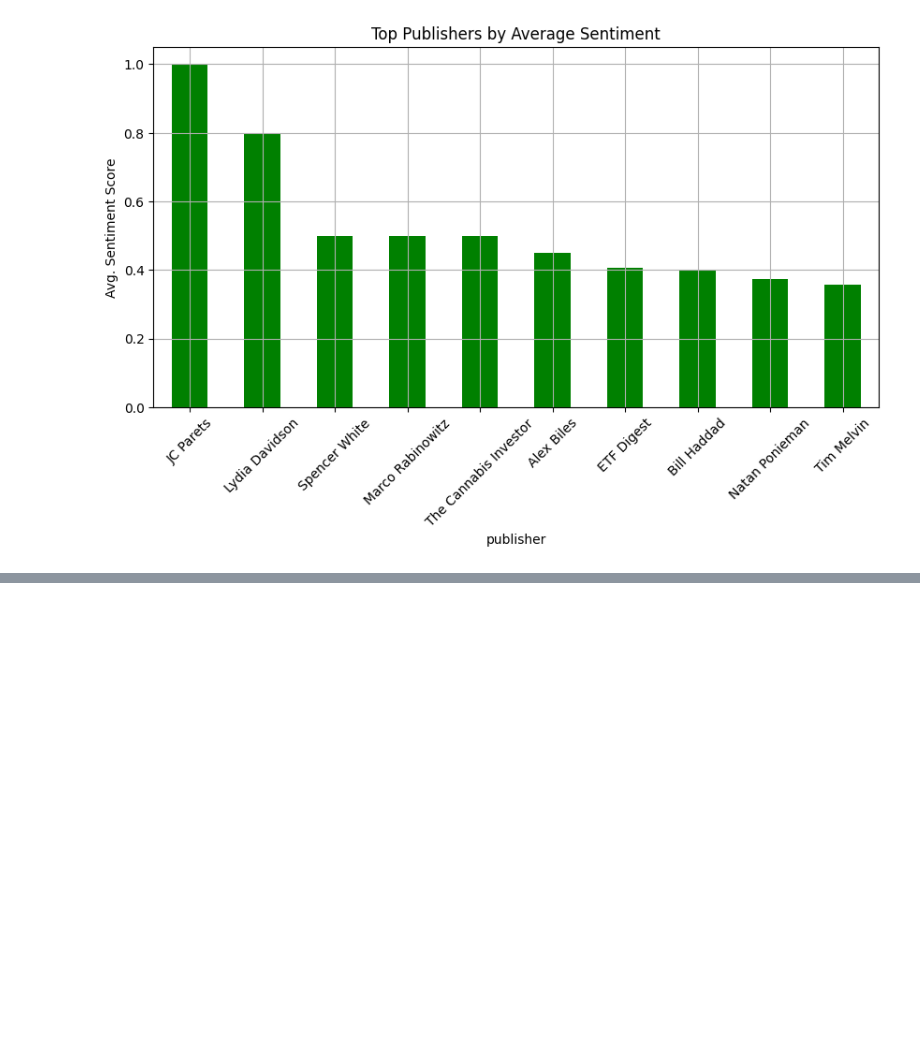
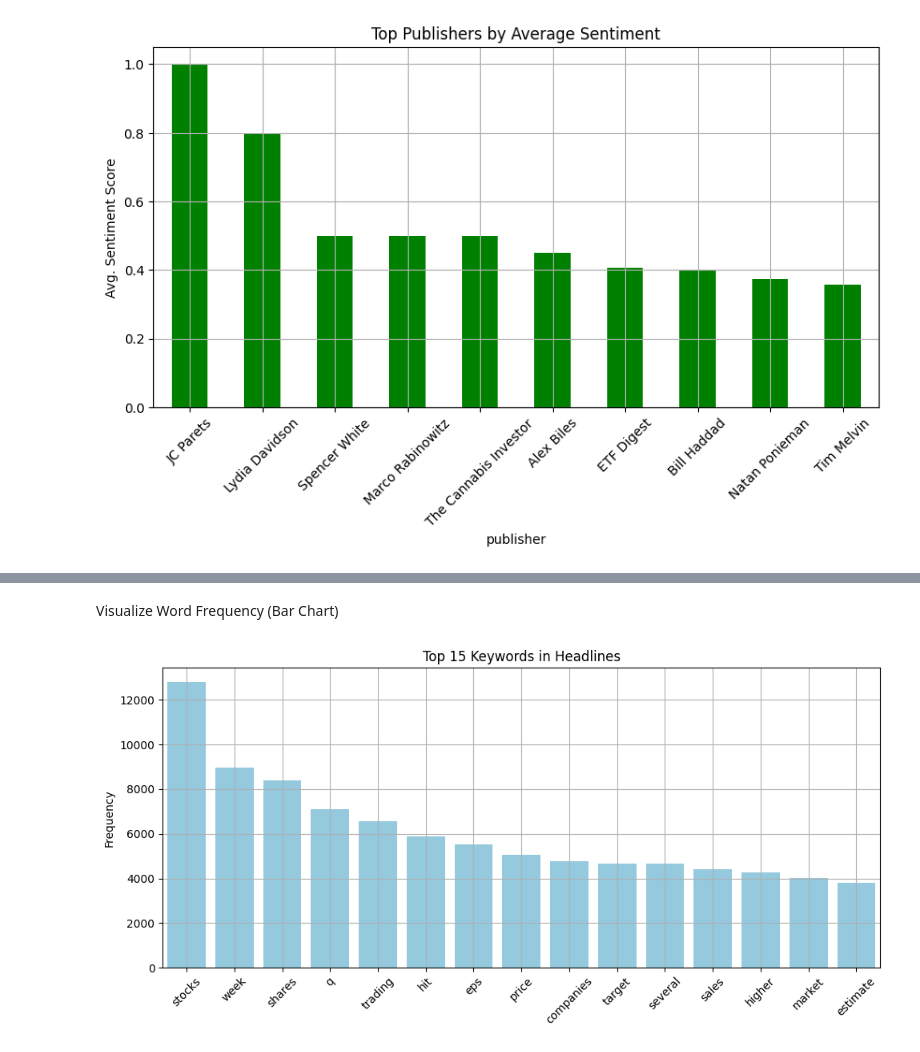
Before and after one commit to abdirehim/BSW1-News-Sentiment-Analysis, a Jupyter notebook: notebooks/eda_headlines.ipynb, the cells around one changed output, grey strips where cells are left out. Cells and saved outputs as stored; diff of their text form; code cells hidden in the pictures; blank space fills up the shorter version.

```diff
--- a/notebooks/eda_headlines.ipynb
+++ b/notebooks/eda_headlines.ipynb
@@ -169,0 +185,23 @@ plt.show()
+# %%
+from nltk.corpus import stopwords
+from collections import Counter
+import re
+
+stop_words = set(stopwords.words('english'))
+
+def clean_text(text):
+    text = text.lower()
+    text = re.sub(r'[^a-zA-Z\s]', '', text)  # Remove punctuation/numbers
+    return text
+
+# Flatten all words into one list
+all_words = []
+
+for headline in df['headline'].dropna():
+    cleaned = clean_text(headline)
+    tokens = cleaned.split()
+    filtered = [word for word in tokens if word not in stop_words]
+    all_words.extend(filtered)
+
+# Count word frequency
+word_counts = Counter(all_words)
@@ -169,0 +210,5 @@ plt.show()
+# %%
+
+top_keywords = word_counts.most_common(15)
+for word, freq in top_keywords:
+    print(f"{word}: {freq}")
@@ -169,0 +231,17 @@ plt.show()
+# %% [markdown]
+Visualize Word Frequency (Bar Chart)
+# %%
+import matplotlib.pyplot as plt
+
+words, counts = zip(*top_keywords)
+
+plt.figure(figsize=(10, 5))
+sns.barplot(x=list(words), y=list(counts), color="skyblue")
+plt.title("Top 15 Keywords in Headlines")
+plt.ylabel("Frequency")
+plt.xticks(rotation=45)
+plt.tight_layout()
+plt.grid(True)
+plt.show()
+# %% [output]
+[figure, added]
```
Also changed, not shown: parts of 16 cells of this notebook, 2 other files.
